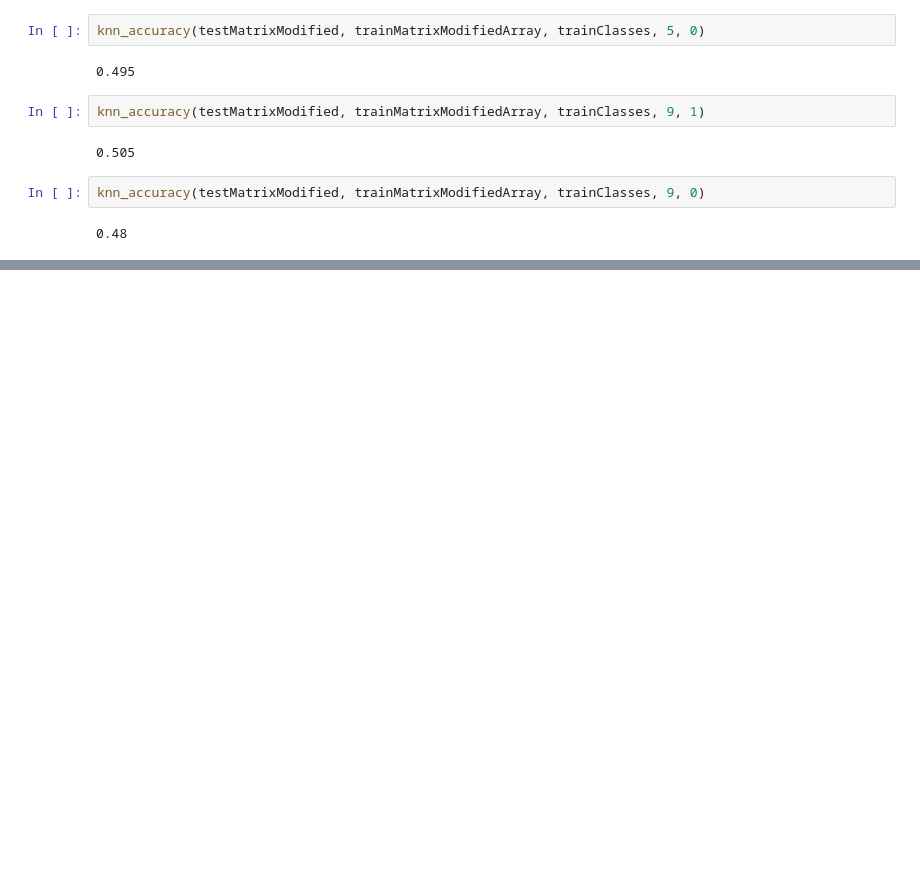
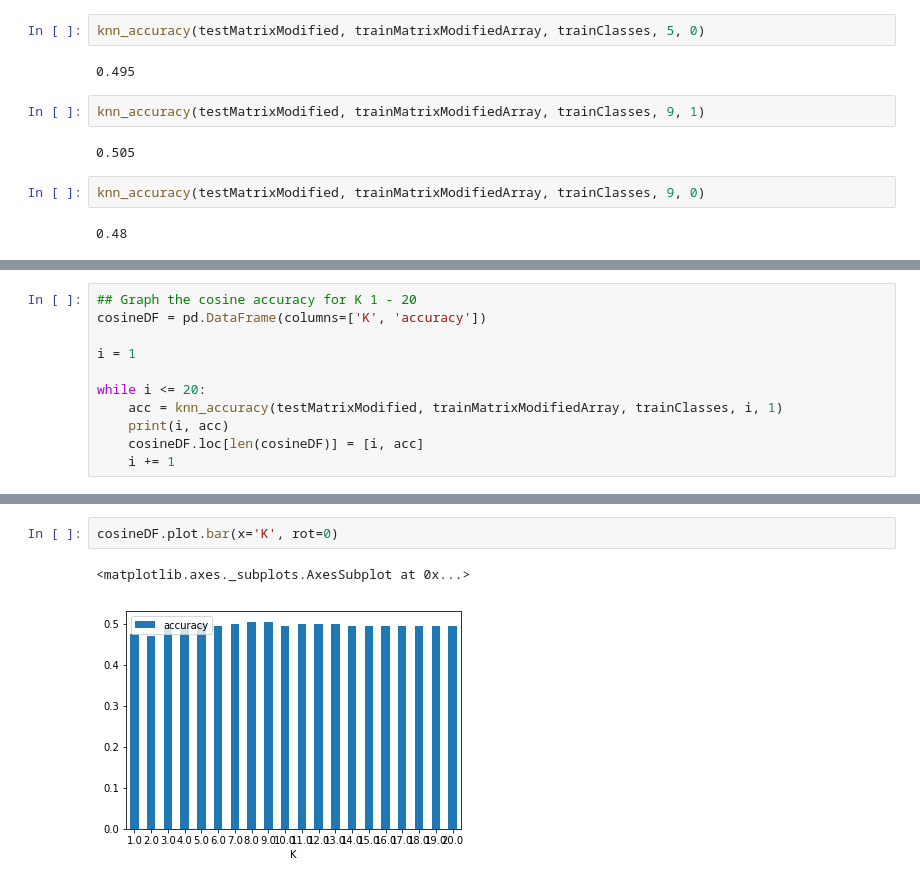
Before and after one commit to MickeyGeorge/dsc478, a Jupyter notebook: Assignment2/MichaelJanke_Assignment2.ipynb, the cells around one changed output, grey strips where cells are left out. Cells and saved outputs as stored; diff of their text form; blank space fills up the shorter version.

```diff
--- a/Assignment2/MichaelJanke_Assignment2.ipynb
+++ b/Assignment2/MichaelJanke_Assignment2.ipynb
@@ -338,0 +342,11 @@ euclideanDF
+# %%
+## Graph the cosine accuracy for K 1 - 20
+cosineDF = pd.DataFrame(columns=['K', 'accuracy'])
+
+i = 1
+
+while i <= 20:
+    acc = knn_accuracy(testMatrixModified, trainMatrixModifiedArray, trainClasses, i, 1)
+    print(i, acc)
+    cosineDF.loc[len(cosineDF)] = [i, acc]
+    i += 1
@@ -338,0 +394,5 @@ euclideanDF
+# %%
+cosineDF.plot.bar(x='K', rot=0)
+# %% [output]
+<matplotlib.axes._subplots.AxesSubplot at 0x...>
+[figure, added]
```
Also changed, not shown: parts of 5 cells of this notebook.
